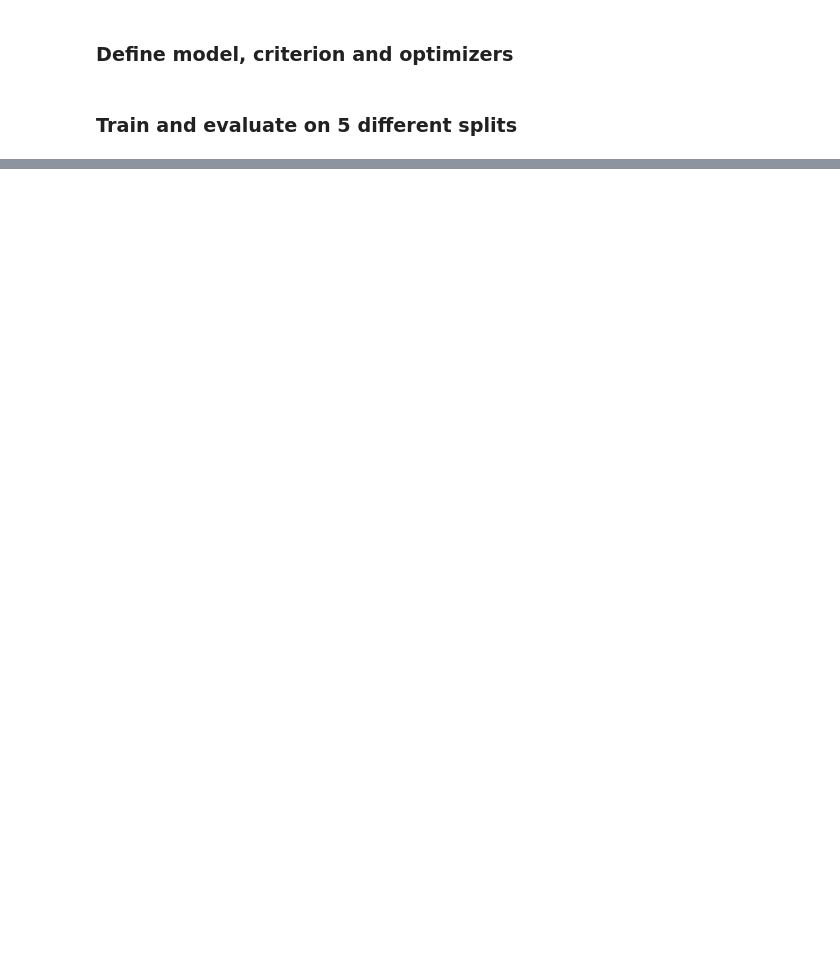
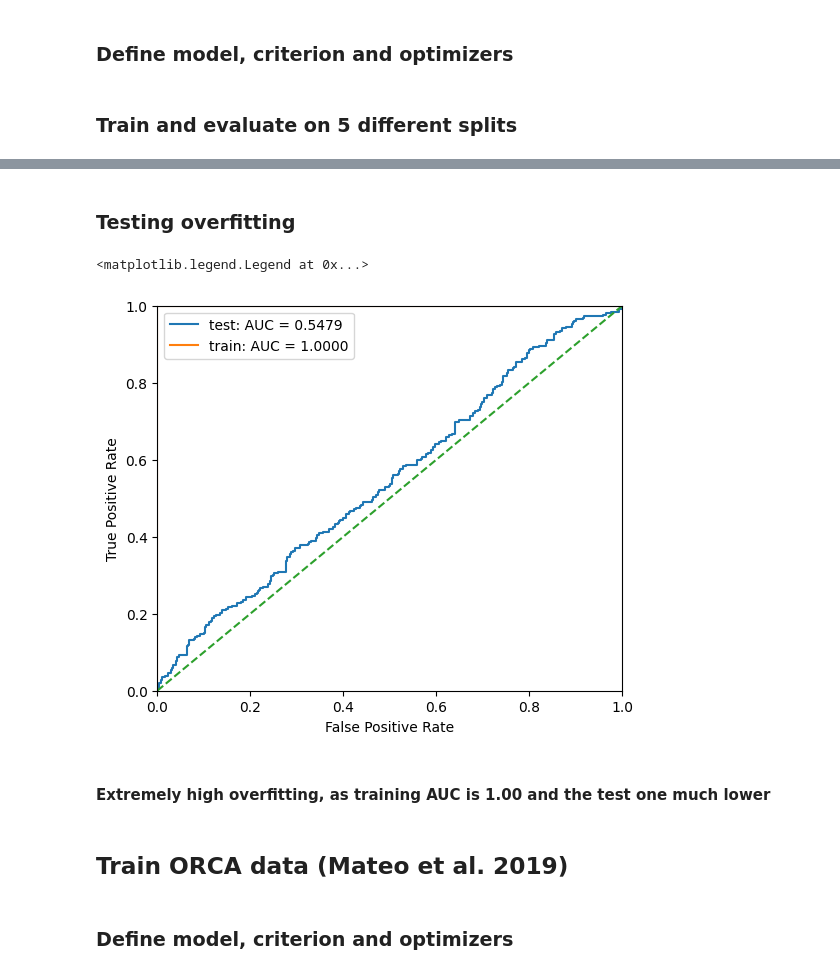
Before and after one commit to manuelfmerino/expression_prediction_AI, a Jupyter notebook: train_CNN.ipynb, the cells around one changed output, grey strips where cells are left out. Drawn from its saved outputs; the diff is of its cells as text; code cells hidden in the pictures; blank space fills up the shorter version.

```diff
--- a/train_CNN.ipynb
+++ b/train_CNN.ipynb
@@ -100,0 +125,45 @@ TypeError: save_losses() got an unexpected keyword argument 'format'
+# %% [markdown]
+### Testing overfitting
+# %%
+y_pred_all = []
+y_pred_score_all = []
+label_all = []
+
+model.eval()
+
+with torch.no_grad():
+    for imgs, labels in train_loader:
+        imgs = imgs.to(DEVICE)
+        y_pred_score = model(imgs)
+        y_pred = y_pred_score >= 0.5
+        y_pred_all.extend(y_pred.long().view(-1).cpu().numpy())
+        y_pred_score_all.extend(y_pred_score.view(-1).cpu().numpy())
+        label_all.extend(labels.long().view(-1).numpy())
+
+y_pred_all = [int(x) for x in y_pred_all]
+y_pred_score_all = [float(x) for x in y_pred_score_all]
+label_all = [int(x) for x in label_all]
+# %%
+fpr_train, tpr_train, _ = roc_curve(label_all, y_pred_score_all)
+auc_train = roc_auc_score(label_all, y_pred_score_all)
+# %%
+fig, ax = plt.subplots(1, 1, figsize=(6, 5))
+ax.plot(fpr, tpr, label=f"test: AUC = {auc:.4f}")
+ax.plot(fpr_train, tpr_train, label=f"train: AUC = {auc_train:.4f}")
+ax.plot([0, 1], [0, 1], linestyle="--")
+
+ax.set_xlim(0, 1)
+ax.set_ylim(0, 1)
+ax.set_xlabel("False Positive Rate")
+ax.set_ylabel("True Positive Rate")
+
+ax.legend()
+# %% [output]
+<matplotlib.legend.Legend at 0x...>
+[figure, added]
+# %% [markdown]
+#### Extremely high overfitting, as training AUC is 1.00 and the test one much lower
+# %% [markdown]
+## Train ORCA data (Mateo et al. 2019)
+# %% [markdown]
+### Define model, criterion and optimizers
```
Also changed, not shown: parts of 11 cells of this notebook, 4 other files.
